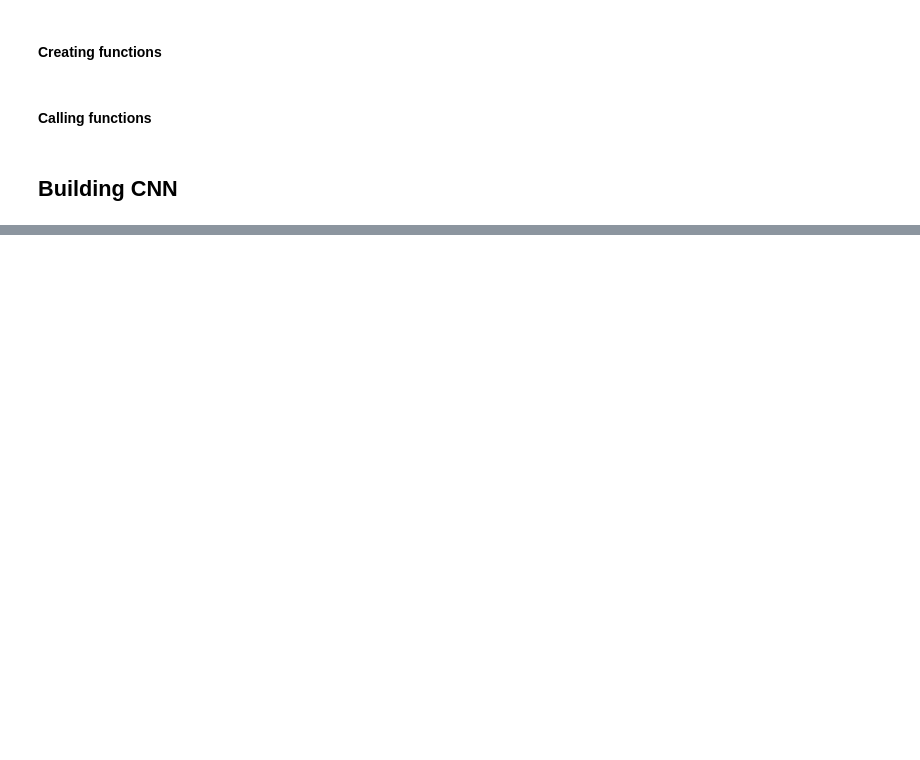
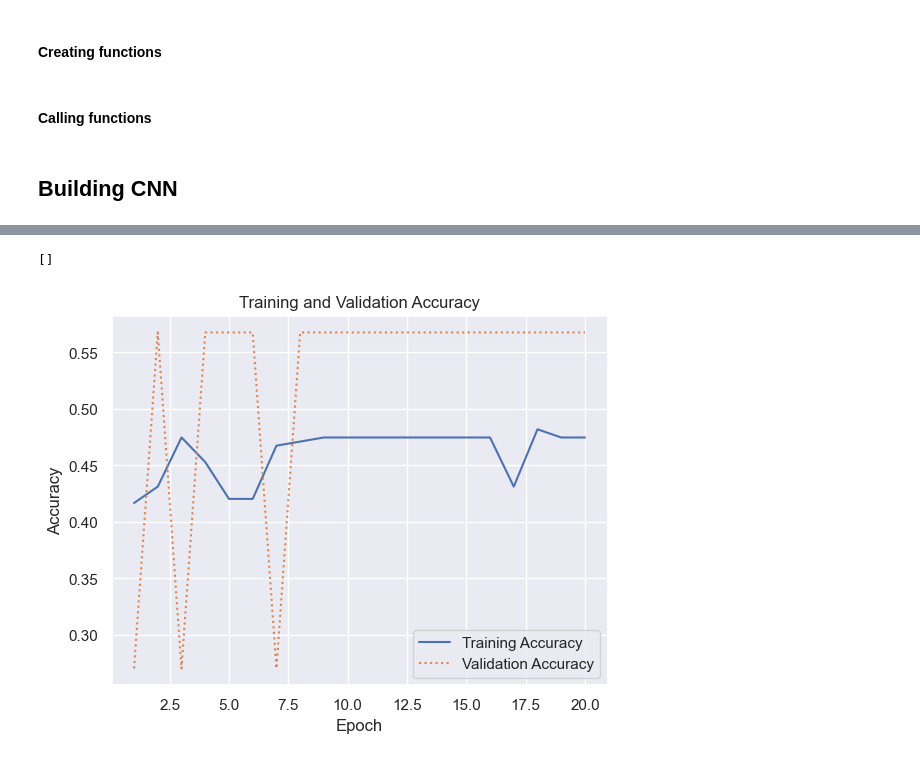
Before and after one commit to OwenBurt/Eye_tracker, a Jupyter notebook: model.ipynb, the cells around one changed output, grey strips where cells are left out. Saved outputs shown, nothing was run; the diff lists cells and outputs as text; code cells hidden in the pictures; blank space fills up the shorter version.

```diff
--- a/model.ipynb
+++ b/model.ipynb
@@ -121,0 +143,23 @@ plt.show()
+# %%
+#mean squared error for loss function
+
+from tensorflow.keras.models import Sequential
+from tensorflow.keras.layers import Conv2D, MaxPooling2D, Flatten, Dense
+
+model = Sequential()
+model.add(Conv2D(32, (3, 3), activation='relu', input_shape=(360, 640, 3)))
+model.add(MaxPooling2D(2, 2))
+model.add(Conv2D(64, (3, 3), activation='relu'))
+model.add(MaxPooling2D(2, 2))
+model.add(Conv2D(64, (3, 3), activation='relu'))
+model.add(MaxPooling2D(2, 2))
+model.add(Conv2D(128, (3, 3), activation='relu'))
+model.add(MaxPooling2D(2, 2))
+model.add(Conv2D(128, (3, 3), activation='relu'))
+model.add(MaxPooling2D(2, 2))
+model.add(Flatten())
+model.add(Dense(1024, activation='relu'))
+model.add(Dense(4, activation='softmax'))
+model.compile(optimizer='adam', loss=tf.keras.losses.MeanSquaredError,
+             metrics=['accuracy'])
+model.summary(line_length=80)
@@ -121,0 +188,4 @@ plt.show()
+# %%
+hist = model.fit(X_train, y_train,
+                validation_data=(X_test, y_test),
+                batch_size=10, epochs=20)
@@ -121,0 +210,16 @@ plt.show()
+# %%
+import seaborn as sns
+sns.set()
+acc = hist.history['accuracy']
+val_acc = hist.history['val_accuracy']
+epochs = range(1, len(acc) + 1)
+plt.plot(epochs, acc, '-', label='Training Accuracy')
+plt.plot(epochs, val_acc, ':', label='Validation Accuracy')
+plt.title('Training and Validation Accuracy')
+plt.xlabel('Epoch')
+plt.ylabel('Accuracy')
+plt.legend(loc='lower right')
+plt.plot()
+# %% [output]
+[]
+[figure, added]
```
Also changed, not shown: parts of 7 cells of this notebook.
